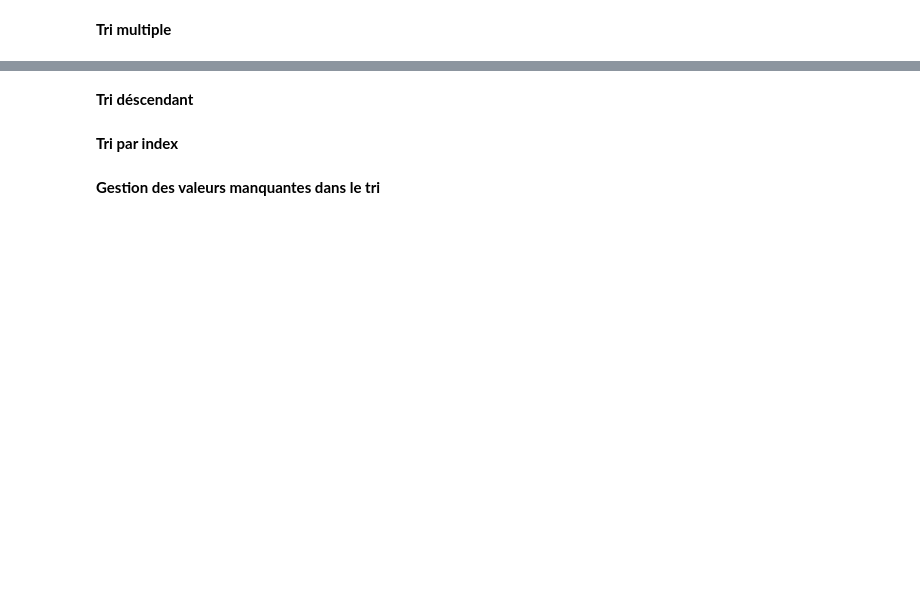
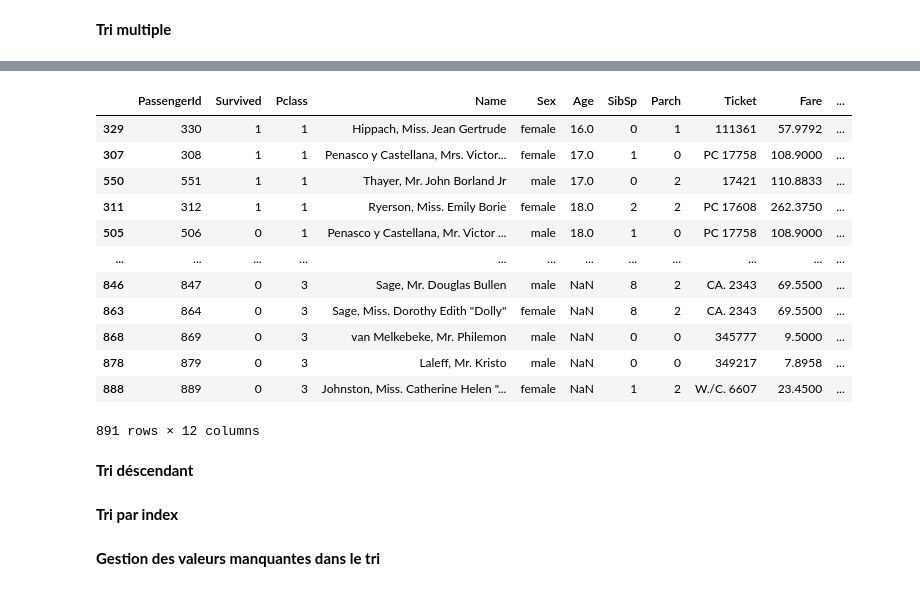
Before and after one commit to nevillemakoyi/Pandas_basic, a Jupyter notebook: notebooks/4 - data modeling avec Pandas - cours - élève.ipynb, the cells around one changed output, grey strips where cells are left out. Drawn from its saved outputs; the diff is of its cells as text; code cells hidden in the pictures; blank space fills up the shorter version.

```diff
--- a/notebooks/4 - data modeling avec Pandas - cours - élève.ipynb
+++ b/notebooks/4 - data modeling avec Pandas - cours - élève.ipynb
@@ -228,6 +273,21 @@ sorted_by_class_age =
 # %%
 # Trier les passagers d'abord par classe, puis par zone embarquement et ensuite par âge
 
-sorted_by_class_embarked_age =
+sorted_by_class_embarked_age = data.sort_values(by=['Pclass', 'Embarked', 'Age'], ascending=[True, True, True])
+sorted_by_class_embarked_age
+# %% [output]
+|  | PassengerId | Survived | Pclass | Name | Sex | Age | SibSp | Parch | Ticket | Fare | ... |
+| 329 | 330 | 1 | 1 | Hippach, Miss. Jean Gertrude | female | 16.0 | 0 | 1 | 111361 | 57.9792 | ... |
+| 307 | 308 | 1 | 1 | Penasco y Castellana, Mrs. Victor... | female | 17.0 | 1 | 0 | PC 17758 | 108.9000 | ... |
+| 550 | 551 | 1 | 1 | Thayer, Mr. John Borland Jr | male | 17.0 | 0 | 2 | 17421 | 110.8833 | ... |
+| 311 | 312 | 1 | 1 | Ryerson, Miss. Emily Borie | female | 18.0 | 2 | 2 | PC 17608 | 262.3750 | ... |
+| 505 | 506 | 0 | 1 | Penasco y Castellana, Mr. Victor ... | male | 18.0 | 1 | 0 | PC 17758 | 108.9000 | ... |
+| ... | ... | ... | ... | ... | ... | ... | ... | ... | ... | ... | ... |
+| 846 | 847 | 0 | 3 | Sage, Mr. Douglas Bullen | male | NaN | 8 | 2 | CA. 2343 | 69.5500 | ... |
+| 863 | 864 | 0 | 3 | Sage, Miss. Dorothy Edith "Dolly" | female | NaN | 8 | 2 | CA. 2343 | 69.5500 | ... |
+| 868 | 869 | 0 | 3 | van Melkebeke, Mr. Philemon | male | NaN | 0 | 0 | 345777 | 9.5000 | ... |
+| 878 | 879 | 0 | 3 | Laleff, Mr. Kristo | male | NaN | 0 | 0 | 349217 | 7.8958 | ... |
+| 888 | 889 | 0 | 3 | Johnston, Miss. Catherine Helen "... | female | NaN | 1 | 2 | W./C. 6607 | 23.4500 | ... |
+891 rows × 12 columns
 # %% [markdown]
 <b> Tri déscendant </b>
```
Also changed, not shown: parts of 7 cells of this notebook.
